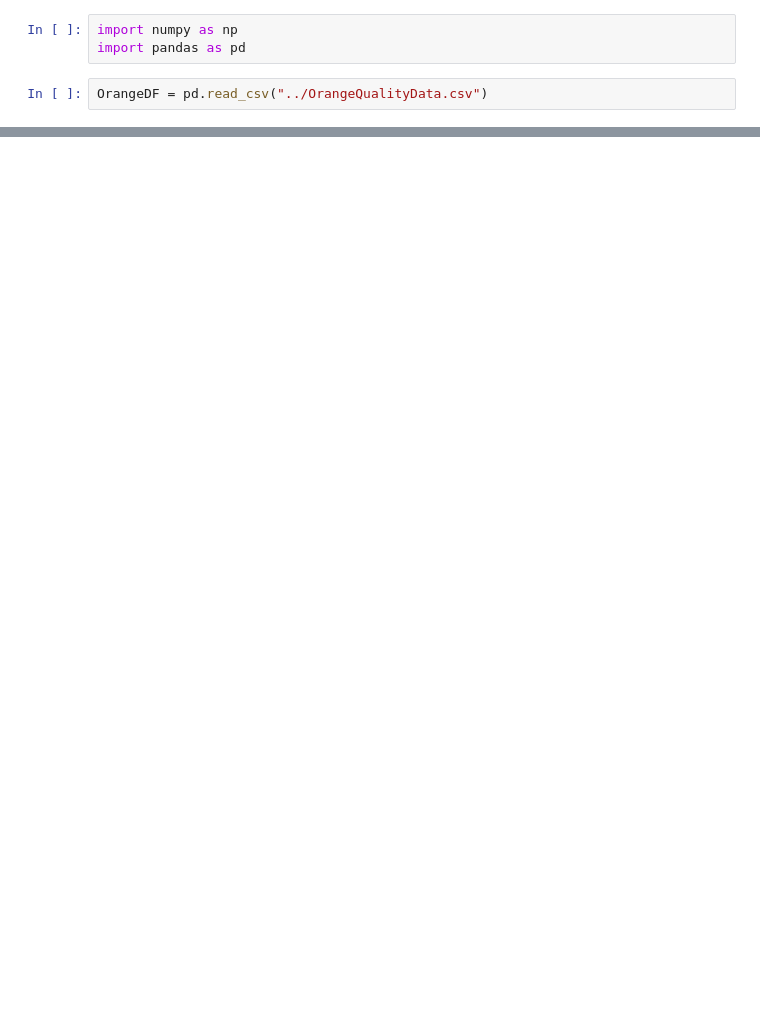
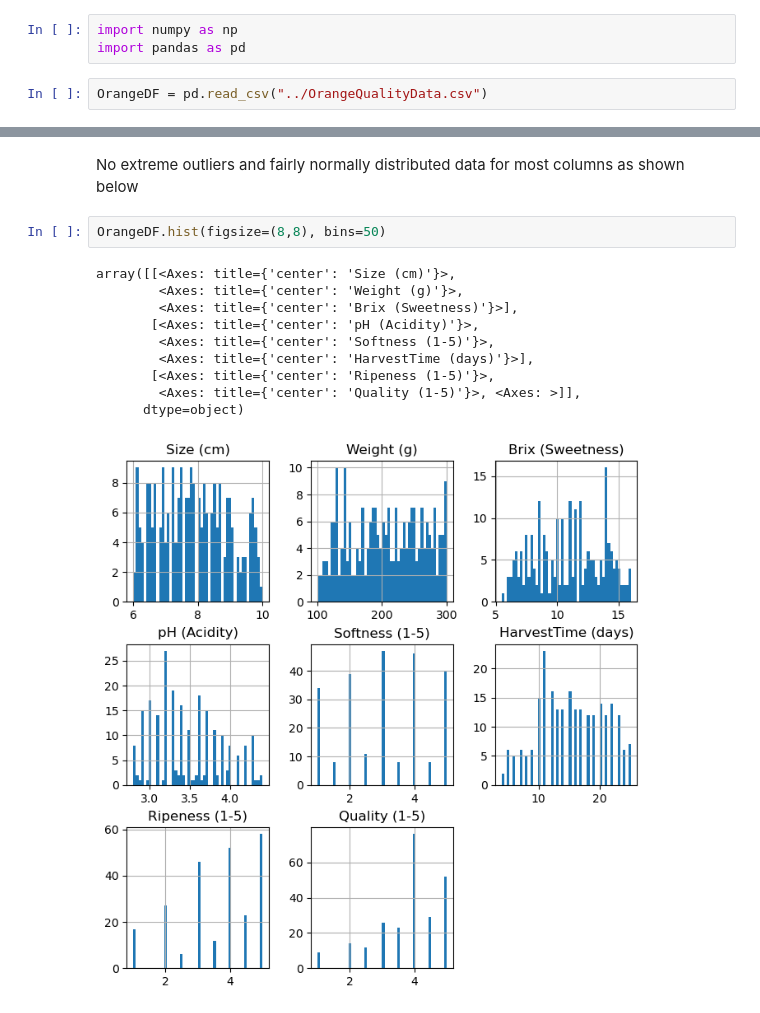
Before and after one commit to mbrwn65/OrangeAnalysis, a Jupyter notebook: orangeanalysis.ipynb, the cells around one changed output, grey strips where cells are left out. Saved outputs shown, nothing was run; the diff lists cells and outputs as text; blank space fills up the shorter version.

```diff
--- a/orangeanalysis.ipynb
+++ b/orangeanalysis.ipynb
@@ -21,0 +108,15 @@ OrangeDF
+# %% [markdown]
+No extreme outliers and fairly normally distributed data for most columns as shown below
+# %%
+OrangeDF.hist(figsize=(8,8), bins=50)
+# %% [output]
+array([[<Axes: title={'center': 'Size (cm)'}>,
+        <Axes: title={'center': 'Weight (g)'}>,
+        <Axes: title={'center': 'Brix (Sweetness)'}>],
+       [<Axes: title={'center': 'pH (Acidity)'}>,
+        <Axes: title={'center': 'Softness (1-5)'}>,
+        <Axes: title={'center': 'HarvestTime (days)'}>],
+       [<Axes: title={'center': 'Ripeness (1-5)'}>,
+        <Axes: title={'center': 'Quality (1-5)'}>, <Axes: >]],
+      dtype=object)
+[figure, added]
```
Also changed, not shown: parts of 9 cells of this notebook.
